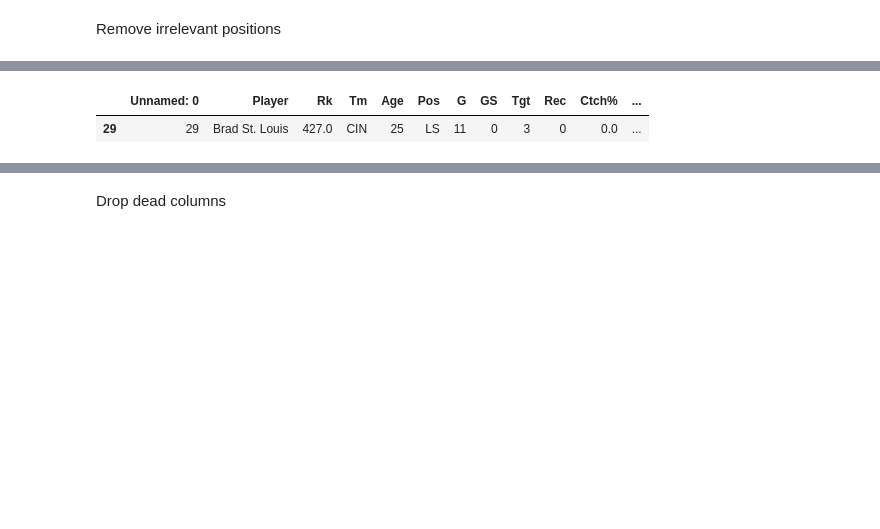
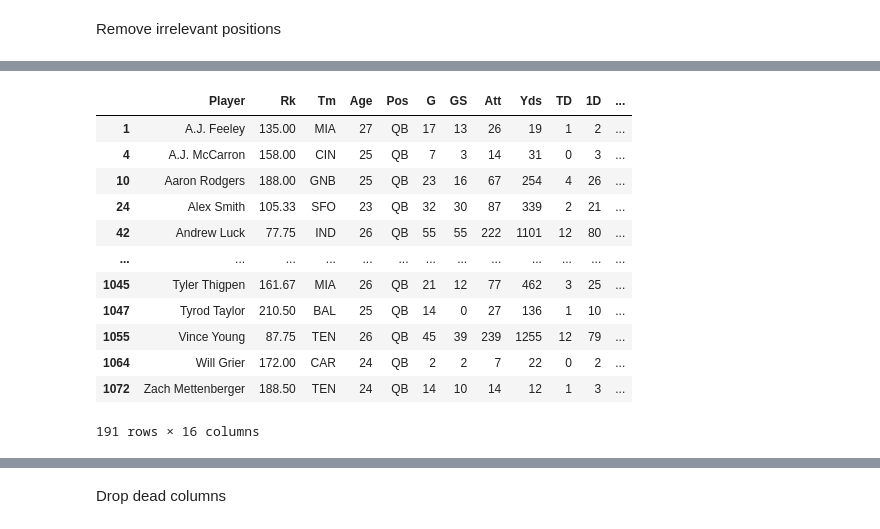
Before and after one commit to r-gram/DS440, a Jupyter notebook: Code/Stats_Cleaning.ipynb, the cells around one changed output, grey strips where cells are left out. Saved outputs shown, nothing was run; the diff lists cells and outputs as text; code cells hidden in the pictures; blank space fills up the shorter version.

```diff
--- a/Code/Stats_Cleaning.ipynb
+++ b/Code/Stats_Cleaning.ipynb
@@ -38,11 +51,22 @@ LS    1
 Name: Pos, dtype: int64
 # %%
-posv = 'LS'
+posv = 'QB'
 posdf = df[df['Pos'] == posv]
 pd.set_option('display.max_columns', None)
 pd.set_option('display.expand_frame_repr', False)
 pd.set_option('max_colwidth', -1)
 posdf
 # %% [output]
-|  | Unnamed: 0 | Player | Rk | Tm | Age | Pos | G | GS | Tgt | Rec | Ctch% | ... |
-| 29 | 29 | Brad St. Louis | 427.0 | CIN | 25 | LS | 11 | 0 | 3 | 0 | 0.0 | ... |
+|  | Player | Rk | Tm | Age | Pos | G | GS | Att | Yds | TD | 1D | ... |
+| 1 | A.J. Feeley | 135.00 | MIA | 27 | QB | 17 | 13 | 26 | 19 | 1 | 2 | ... |
+| 4 | A.J. McCarron | 158.00 | CIN | 25 | QB | 7 | 3 | 14 | 31 | 0 | 3 | ... |
+| 10 | Aaron Rodgers | 188.00 | GNB | 25 | QB | 23 | 16 | 67 | 254 | 4 | 26 | ... |
+| 24 | Alex Smith | 105.33 | SFO | 23 | QB | 32 | 30 | 87 | 339 | 2 | 21 | ... |
+| 42 | Andrew Luck | 77.75 | IND | 26 | QB | 55 | 55 | 222 | 1101 | 12 | 80 | ... |
+| ... | ... | ... | ... | ... | ... | ... | ... | ... | ... | ... | ... | ... |
+| 1045 | Tyler Thigpen | 161.67 | MIA | 26 | QB | 21 | 12 | 77 | 462 | 3 | 25 | ... |
+| 1047 | Tyrod Taylor | 210.50 | BAL | 25 | QB | 14 | 0 | 27 | 136 | 1 | 10 | ... |
+| 1055 | Vince Young | 87.75 | TEN | 26 | QB | 45 | 39 | 239 | 1255 | 12 | 79 | ... |
+| 1064 | Will Grier | 172.00 | CAR | 24 | QB | 2 | 2 | 7 | 22 | 0 | 2 | ... |
+| 1072 | Zach Mettenberger | 188.50 | TEN | 24 | QB | 14 | 10 | 14 | 12 | 1 | 3 | ... |
+191 rows × 16 columns
```
Also changed, not shown: parts of 20 cells of this notebook.
